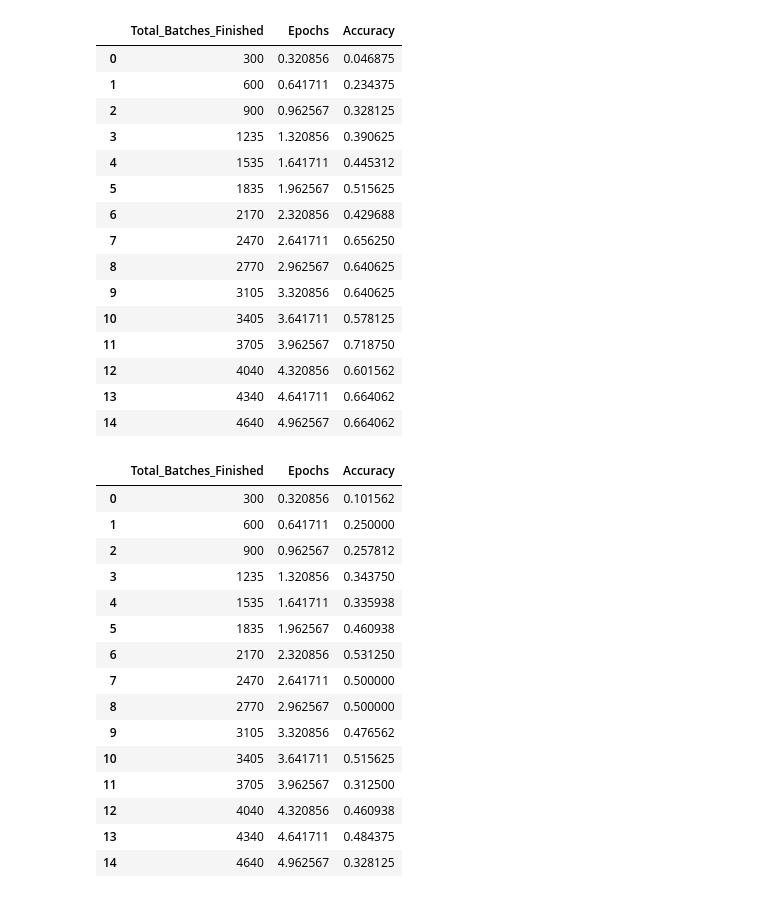
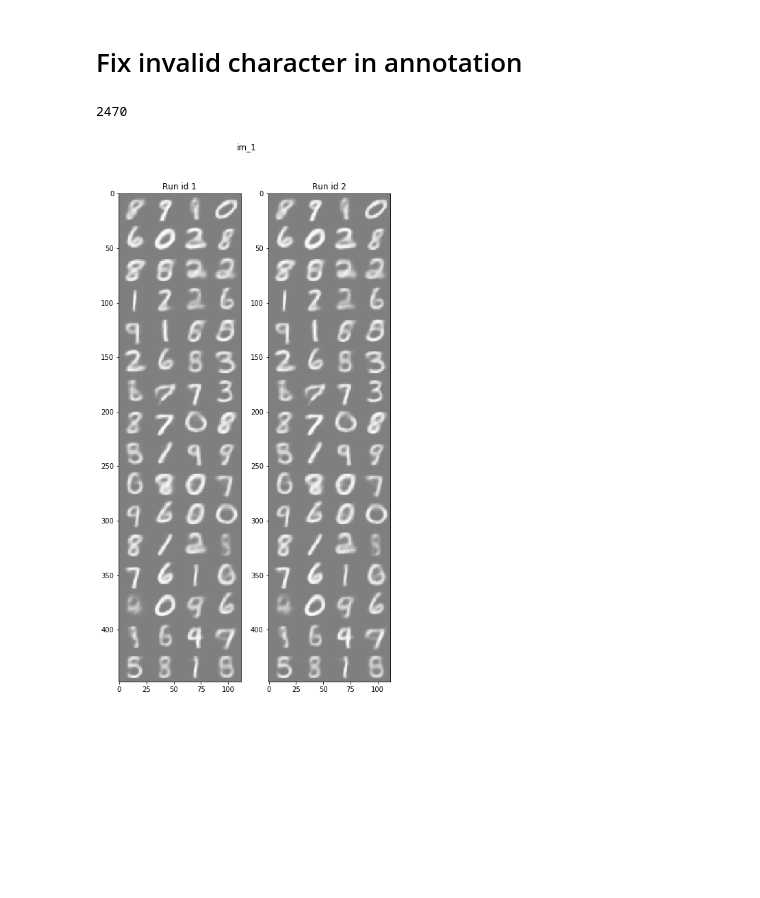
Before and after one commit to sunilvengalil/concept_learning, a Jupyter notebook: analysis/notebooks/find_accuracy.ipynb, the cells around one changed output. Saved outputs shown, nothing was run; the diff lists cells and outputs as text; code cells hidden in the pictures; blank space fills up the shorter version.

```diff
--- a/analysis/notebooks/find_accuracy.ipynb
+++ b/analysis/notebooks/find_accuracy.ipynb
@@ -207,38 +181,23 @@ accuracy_df.head()
-# %%
-accuracy_dict[2][1]
-# %% [output]
-|  | Total_Batches_Finished | Epochs | Accuracy |
-| 0 | 300 | 0.320856 | 0.046875 |
-| 1 | 600 | 0.641711 | 0.234375 |
-| 2 | 900 | 0.962567 | 0.328125 |
-| 3 | 1235 | 1.320856 | 0.390625 |
-| 4 | 1535 | 1.641711 | 0.445312 |
-| 5 | 1835 | 1.962567 | 0.515625 |
-| 6 | 2170 | 2.320856 | 0.429688 |
-| 7 | 2470 | 2.641711 | 0.656250 |
-| 8 | 2770 | 2.962567 | 0.640625 |
-| 9 | 3105 | 3.320856 | 0.640625 |
-| 10 | 3405 | 3.641711 | 0.578125 |
-| 11 | 3705 | 3.962567 | 0.718750 |
-| 12 | 4040 | 4.320856 | 0.601562 |
-| 13 | 4340 | 4.641711 | 0.664062 |
-| 14 | 4640 | 4.962567 | 0.664062 |
-# %%
-accuracy_dict[4][1]
-# %% [output]
-|  | Total_Batches_Finished | Epochs | Accuracy |
-| 0 | 300 | 0.320856 | 0.101562 |
-| 1 | 600 | 0.641711 | 0.250000 |
-| 2 | 900 | 0.962567 | 0.257812 |
-| 3 | 1235 | 1.320856 | 0.343750 |
-| 4 | 1535 | 1.641711 | 0.335938 |
-| 5 | 1835 | 1.962567 | 0.460938 |
-| 6 | 2170 | 2.320856 | 0.531250 |
-| 7 | 2470 | 2.641711 | 0.500000 |
-| 8 | 2770 | 2.962567 | 0.500000 |
-| 9 | 3105 | 3.320856 | 0.476562 |
-| 10 | 3405 | 3.641711 | 0.515625 |
-| 11 | 3705 | 3.962567 | 0.312500 |
-| 12 | 4040 | 4.320856 | 0.460938 |
-| 13 | 4340 | 4.641711 | 0.484375 |
-| 14 | 4640 | 4.962567 | 0.328125 |
+# %% [markdown]
+# Fix invalid character in annotation
+# %%
+epoch = 2
+step = 2
+image_no = 1
+row_number = 8
+batch = epoch * 935 + step * eval_interval
+print(batch)
+# %% [output]
+2470
+# %%
+run_id = 1
+BASE_PATH = get_base_path(ROOT_PATH, z_dim ,N_3, N_2, exp_config.num_cluster_config, run_id=run_id)
+PREDICTION_RESULTS_PATH = os.path.join(BASE_PATH, "prediction_results/")
+ANNOTATED_PATH = BASE_PATH + "manual_annotation"
+images_run_id_1 = get_images(PREDICTION_RESULTS_PATH, batches=batch)
+df, unique = get_annotations(ANNOTATED_PATH, batches=batch)
+df = df.rename(columns={"text":f"text_run_id_{run_id}"})
+# %%
+plot_reconstructed_image({"Run id 1":images_run_id_1, "Run id 2":images_run_id_1}, im_name=f"im_{image_no}")
+# %% [output]
+[figure, added]
```
Also changed, not shown: parts of 51 cells of this notebook, 25 other files.
